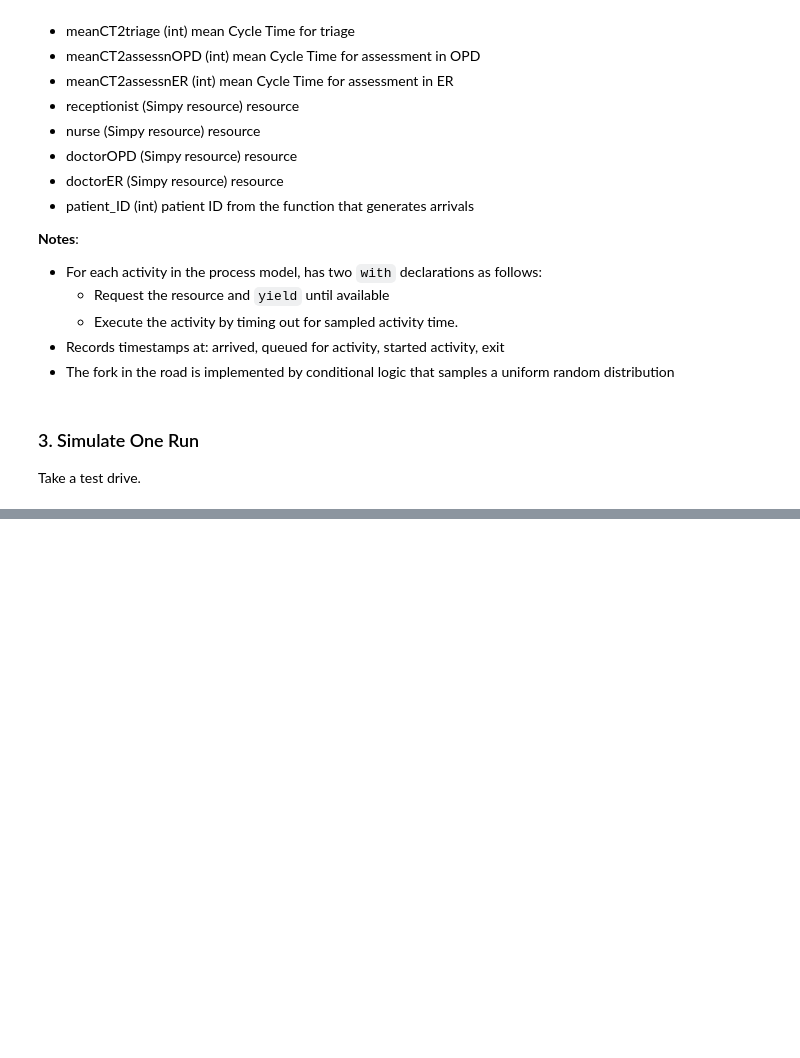
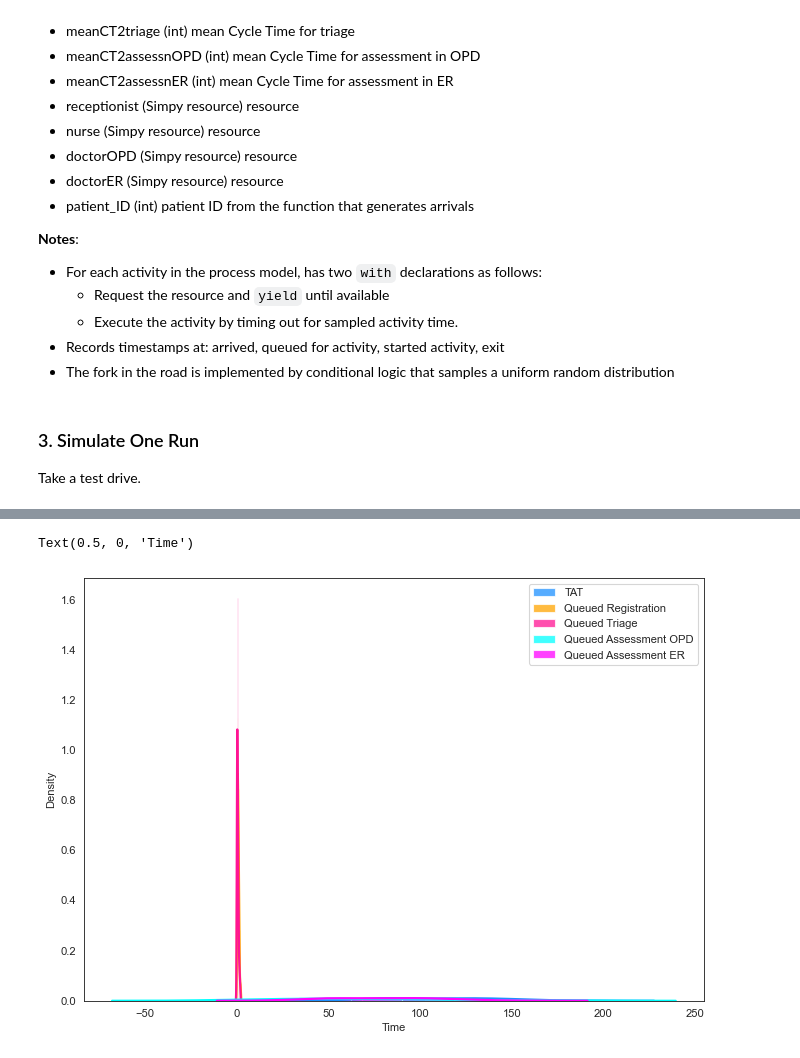
Before and after one commit to sunbee/factorySimulation, a Jupyter notebook: triage.ipynb, the cells around one changed output, grey strips where cells are left out. Cells and saved outputs as stored; diff of their text form; code cells hidden in the pictures; blank space fills up the shorter version.

```diff
--- a/triage.ipynb
+++ b/triage.ipynb
@@ -217,0 +339,16 @@ Median time queued in | START 2 FINISH  | is 103.59835282176545
+# %%
+# Plot the histogram and density function - all steps and TAT
+warnings.filterwarnings('ignore')
+sns.set_style("white")
+kwargs = {"hist_kws": {'alpha': 0.75}, "kde_kws": {'linewidth': 2}}
+plt.figure(figsize=(10,7), dpi=80)
+sns.distplot(df.TAT, color="dodgerblue", label="TAT", **kwargs)
+sns.distplot(df.Queued4Registration, color="orange", label="Queued Registration", **kwargs)
+sns.distplot(df.Queued4Triage, color="deeppink", label="Queued Triage", **kwargs)
+sns.distplot(df.Queued4AssessmentOPD, color="cyan", label="Queued Assessment OPD", **kwargs)
+sns.distplot(df.Queued4AssessmentER, color="magenta", label="Queued Assessment ER", **kwargs)
+plt.legend()
+plt.xlabel("Time")
+# %% [output]
+Text(0.5, 0, 'Time')
+[figure, added]
```
Also changed, not shown: parts of 12 cells of this notebook, 1 other file.
